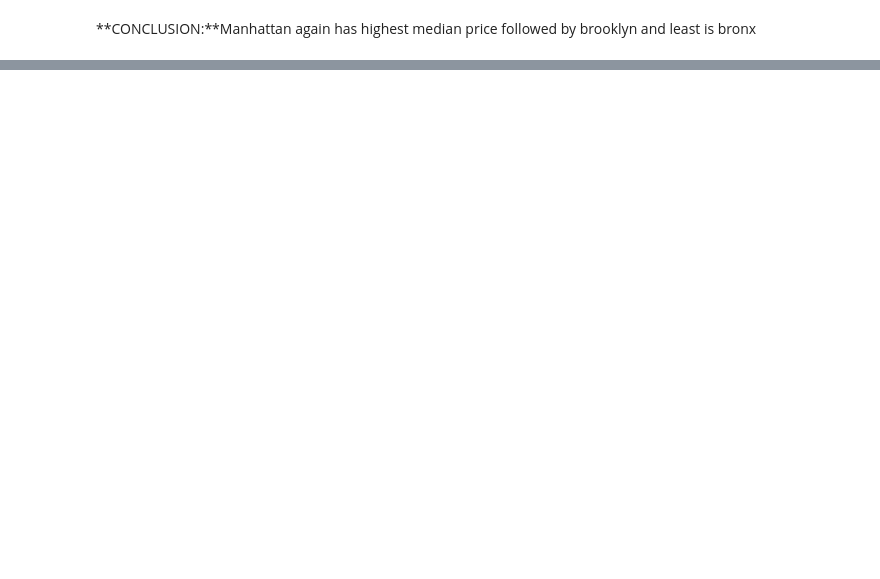
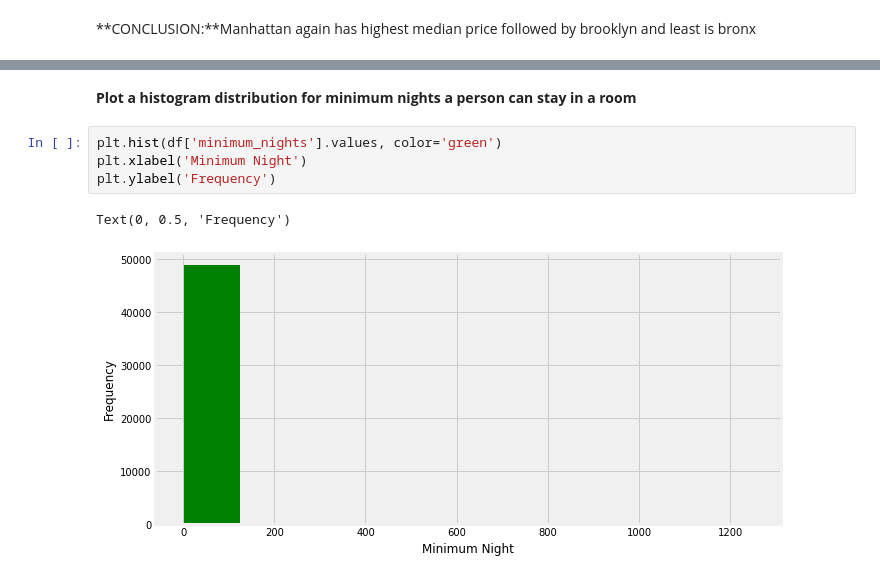
Before and after one commit to Gyanendra079/Airbnb-Bookings-Analysis, a Jupyter notebook: Airbnb_Bookings_Analysis_Capstone_Project.ipynb, the cells around one changed output, grey strips where cells are left out. Drawn from its saved outputs; the diff is of its cells as text; blank space fills up the shorter version.

```diff
--- a/Airbnb_Bookings_Analysis_Capstone_Project.ipynb
+++ b/Airbnb_Bookings_Analysis_Capstone_Project.ipynb
@@ -314,0 +343,9 @@ plt.show()
+# %% [markdown]
+**Plot a histogram distribution for minimum nights a person can stay in a room**
+# %%
+plt.hist(df['minimum_nights'].values, color='green')
+plt.xlabel('Minimum Night')
+plt.ylabel('Frequency')
+# %% [output]
+Text(0, 0.5, 'Frequency')
+[figure, added]
```
Also changed, not shown: parts of 29 cells of this notebook.
